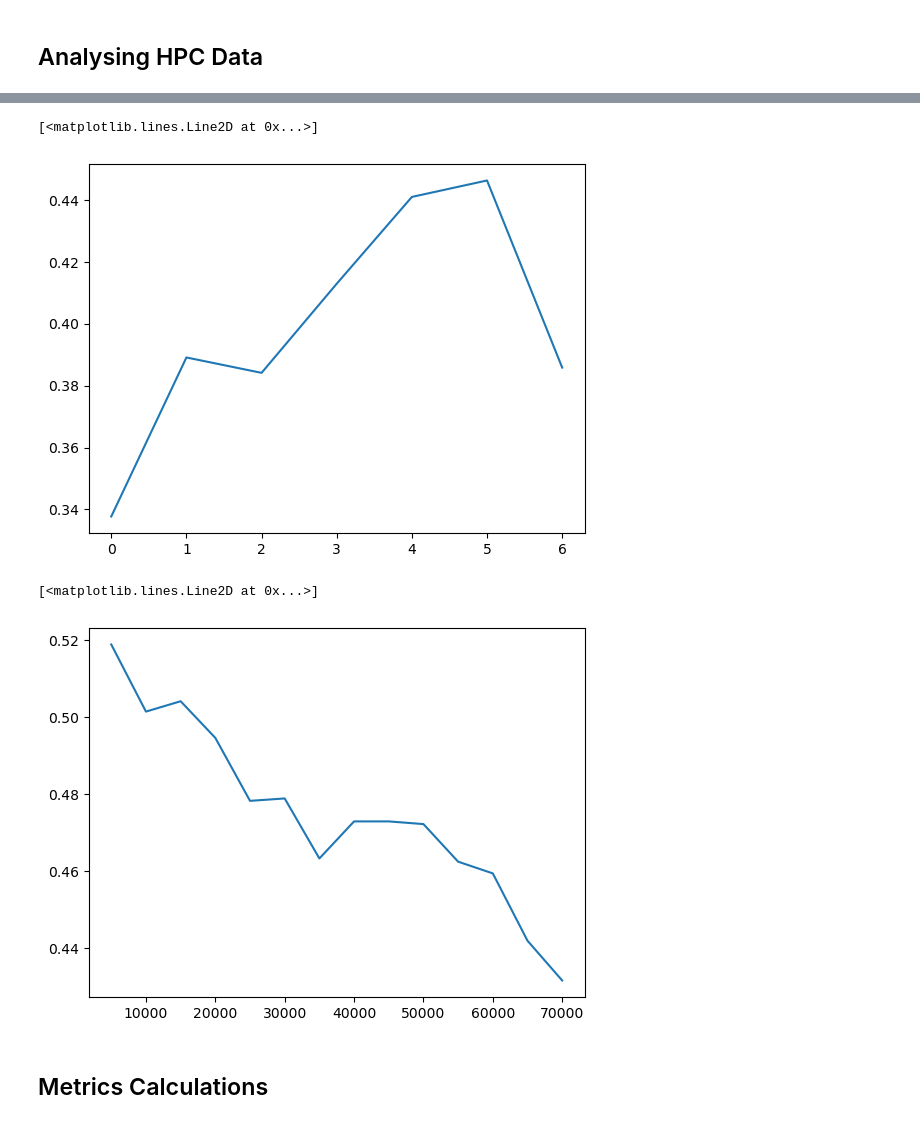
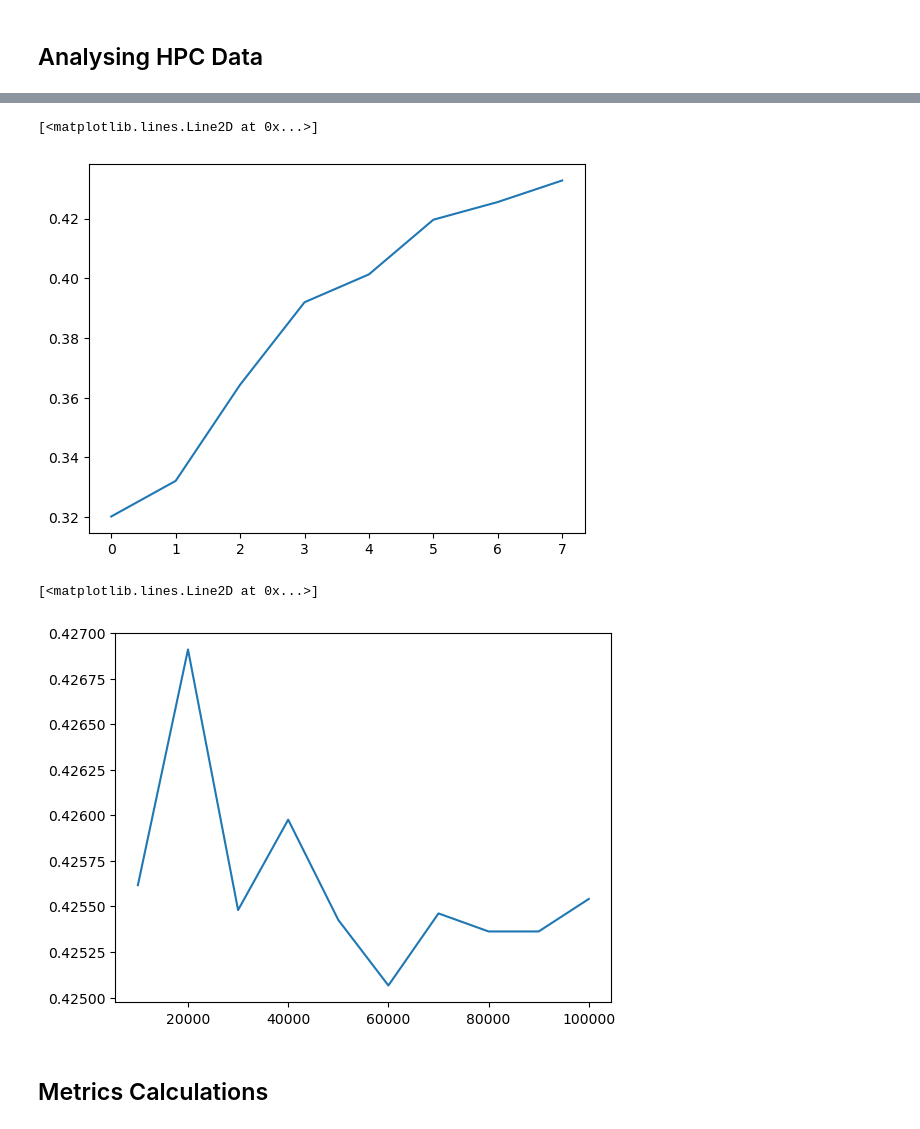
Before and after one commit to SharmaLlama/dl-from-scratch, a Jupyter notebook: notebooks/transformer.ipynb, the cells around one changed output, grey strips where cells are left out. Cells and saved outputs as stored; diff of their text form; code cells hidden in the pictures.

```diff
--- a/notebooks/transformer.ipynb
+++ b/notebooks/transformer.ipynb
@@ -201,8 +201,7 @@ plt.show()
 # %%
-exp = [1, 2, 4, 8, 16, 32, 64]
-bleu_all = [0.33773240429278256, 0.38907556975849616, 0.3841075305905562,
-            0.4128852317305204, 0.44091263061964414, 0.4462252721215951, 0.385811925477584]
+exp = [1, 2, 4, 8, 16, 32, 64, 128,]
+bleu_all = [0.3202086407305643, 0.3321382919148217, 0.3643365421739973, 0.3919667874700643, 0.40130676686094235, 0.41961240889244555, 0.42554120063412926, 0.4327560724431759, ]
 plt.plot(bleu_all)
 # %% [output]
 [<matplotlib.lines.Line2D at 0x...>]
-[figure, old version]
+[figure, new version]
@@ -223,9 +208,19 @@ scores = [0.518836150464752, 0.501425409294261, 0.5041134896321589, 0.4946087493
+# %%
+## amount of samples --> BLEU scores (shuffled scores) --> 32 heads
+scores_64_heads = [0.4256169182735742, 0.42690940939605493, 0.42548019113737423,  0.4259760131091309, 0.4254260345079961, 0.42506663023472047, 0.42546184434770007, 0.4253629262202892,
+                   0.4253629262202892, 0.42554120063412926]
+
+scores_1_heads = [0.33226783962992684, 0.3318824271745313, 0.3315087861742015, 0.33214279626129856, 0.3321707536497053, 0.3317419649242165, 0.33213349105031675, 0.3322169513421279,
+                  0.33203347653978116, 0.3321382919148217]
+
+scores_32_heads = [0.4197961845833259, 0.41985384757403565, 0.4192411665781122, 0.4192042077961702, 0.41904543283081724, 0.4190786349825114, 0.41945234656101266, 0.4191515382983203,
+   0.41900252582300457, 0.41961240889244555]
 # %%
 import numpy as np
-plt.plot(np.arange(1, len(scores) + 1) * 5000, scores)
+plt.plot(np.arange(1, len(scores_64_heads) + 1) * 10000, scores_64_heads)
 # %% [output]
 [<matplotlib.lines.Line2D at 0x...>]
-[figure, old version]
+[figure, new version]
 # %% [markdown]
 ## Metrics Calculations
 # %%
```
Also changed, not shown: parts of 33 cells of this notebook, 5 other files.
